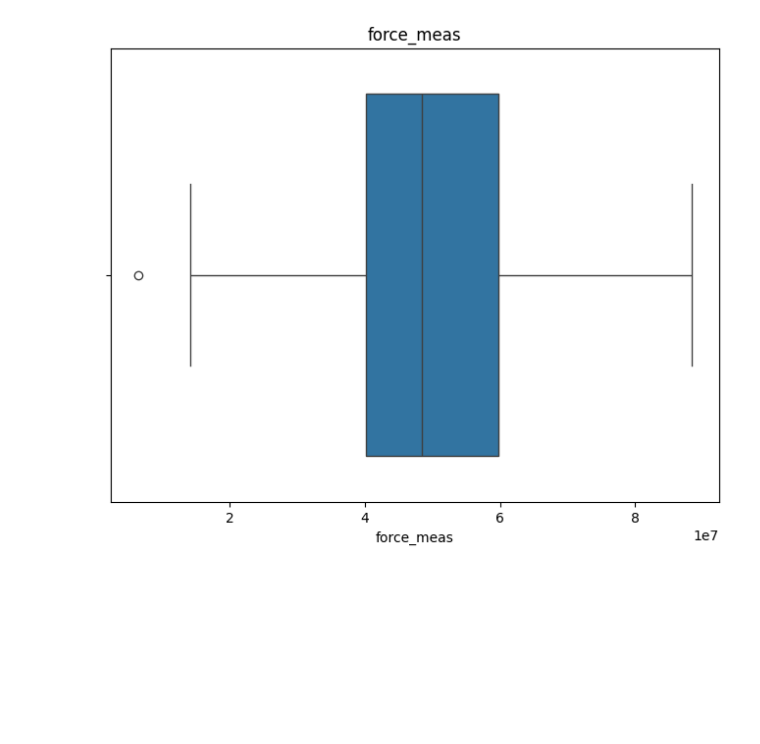
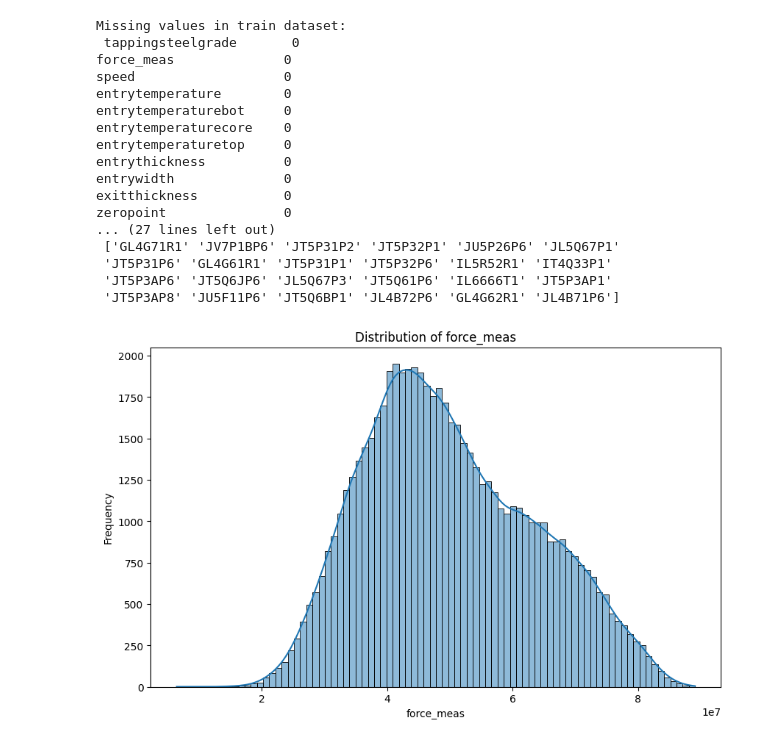
Before and after one commit to SeanMuInCa/learn_python, a Jupyter notebook: groupassignment2025.ipynb, the cells around one changed output. Drawn from its saved outputs; the diff is of its cells as text; code cells hidden in the pictures; blank space fills up the shorter version.

```diff
--- a/groupassignment2025.ipynb
+++ b/groupassignment2025.ipynb
@@ -73,7 +35,43 @@ plt.show()
-# %%
-plt.figure(figsize=(8, 6))
-sns.boxplot(x=train_df['force_meas'])
-plt.title("force_meas")
-plt.show()
-# %% [output]
-[figure, removed]
+# %%
+import seaborn as sns
+import matplotlib.pyplot as plt
+
+# 1. 检查缺失值
+print("Missing values in train dataset:\n", train_df.isnull().sum())
+
+# 2. 查看 tappingsteelgrade 的唯一值
+print("\nUnique tappingsteelgrade values:\n", train_df['tappingsteelgrade'].unique())
+
+# 3. 绘制 force_meas 的分布图
+plt.figure(figsize=(10,6))
+sns.histplot(train_df['force_meas'], kde=True)
+plt.title("Distribution of force_meas")
+plt.xlabel("force_meas")
+plt.ylabel("Frequency")
+plt.show()
+
+# 4. 生成相关性热力图（排除类别变量）
+plt.figure(figsize=(12,10))
+corr_matrix = train_df.drop(columns=['tappingsteelgrade']).corr()
+sns.heatmap(corr_matrix, cmap='coolwarm', annot=False, fmt=".2f")
+plt.title("Correlation Matrix of Numeric Features")
+plt.show()
+# %% [output]
+Missing values in train dataset:
+ tappingsteelgrade       0
+force_meas              0
+speed                   0
+entrytemperature        0
+entrytemperaturebot     0
+entrytemperaturecore    0
+entrytemperaturetop     0
+entrythickness          0
+entrywidth              0
+exitthickness           0
+zeropoint               0
+... (27 lines left out)
+ ['GL4G71R1' 'JV7P1BP6' 'JT5P31P2' 'JT5P32P1' 'JU5P26P6' 'JL5Q67P1'
+ 'JT5P31P6' 'GL4G61R1' 'JT5P31P1' 'JT5P32P6' 'IL5R52R1' 'IT4Q33P1'
+ 'JT5P3AP6' 'JT5Q6JP6' 'JL5Q67P3' 'JT5Q61P6' 'IL6666T1' 'JT5P3AP1'
+ 'JT5P3AP8' 'JU5F11P6' 'JT5Q6BP1' 'JL4B72P6' 'GL4G62R1' 'JL4B71P6']
+[figure, added]
```
Also changed, not shown: parts of 20 cells of this notebook.
